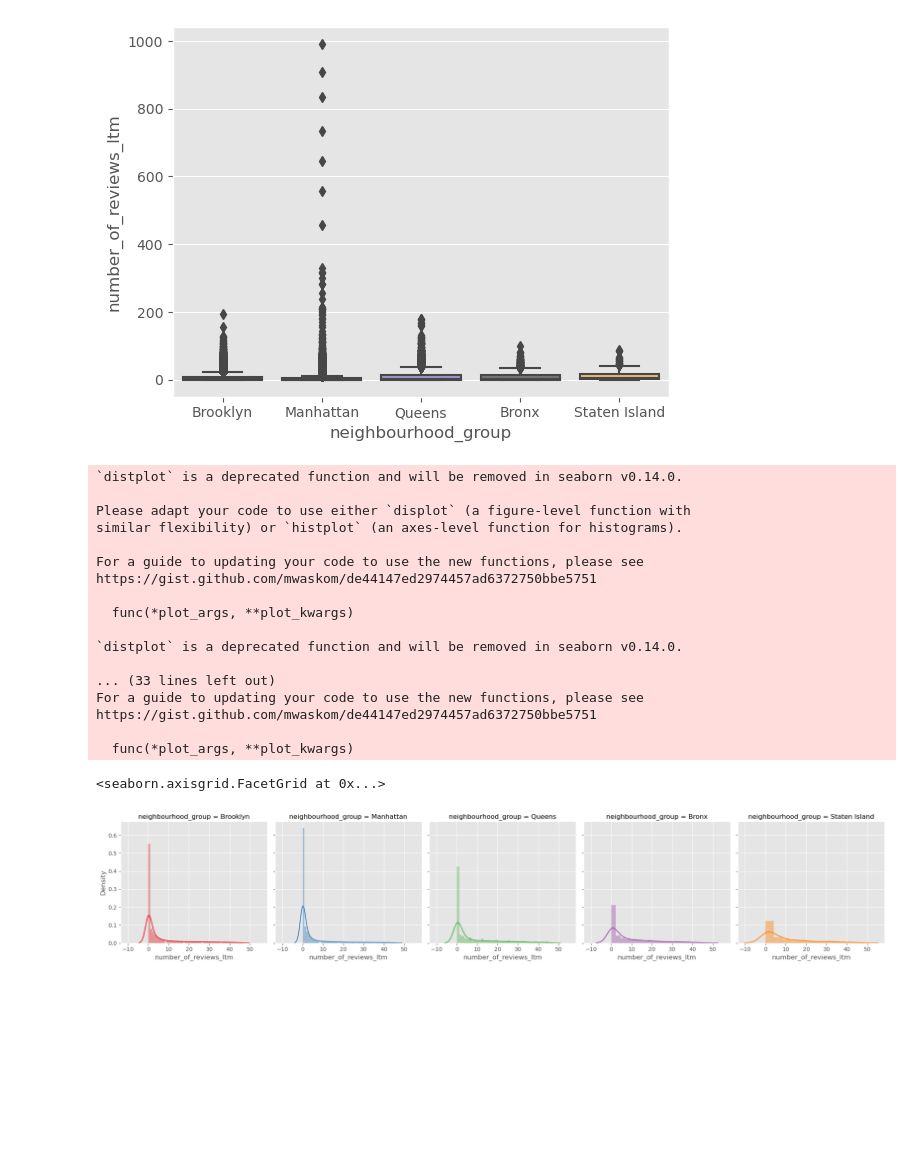
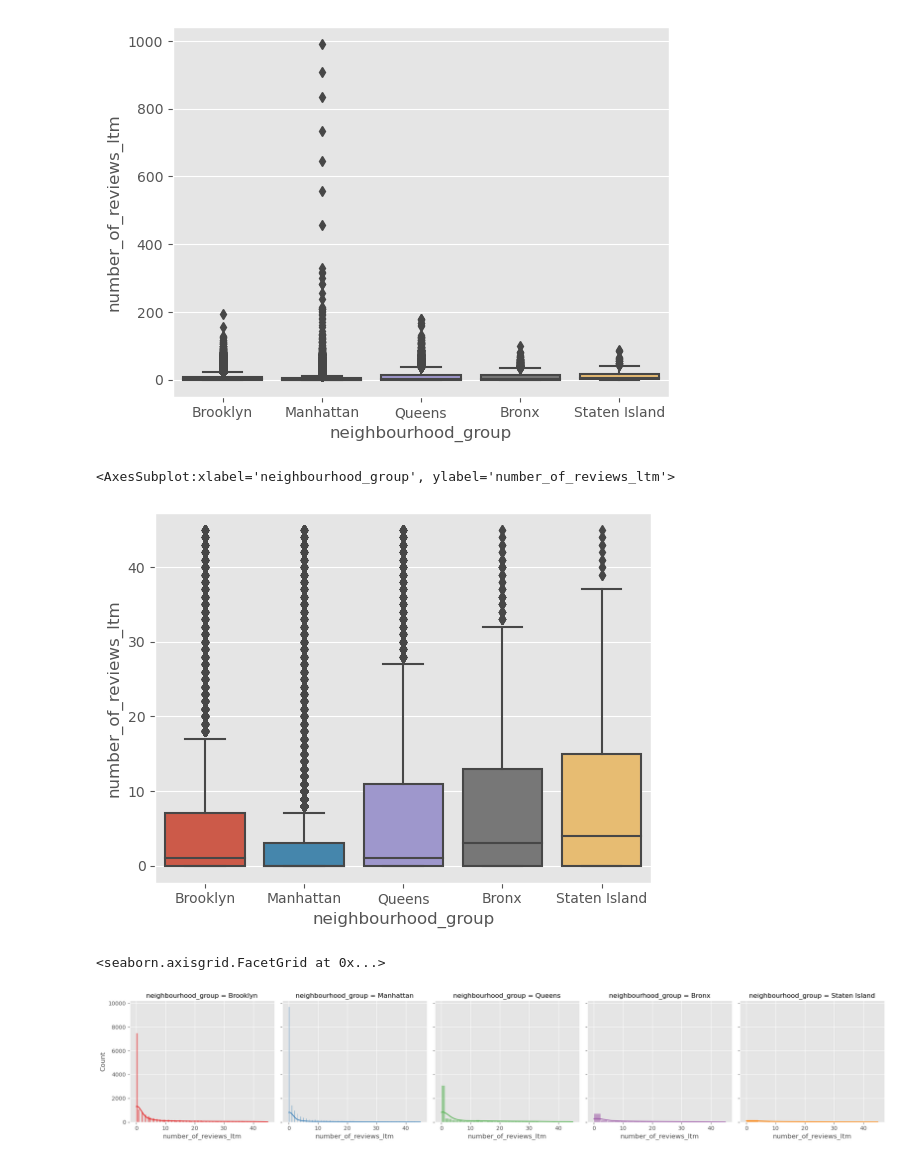
Before and after one commit to liu-roger/data_visualization_project, a Jupyter notebook: visualizations/neighborhood_vs_num_reviews_plots.ipynb, the cells around one changed output. Drawn from its saved outputs; the diff is of its cells as text; code cells hidden in the pictures; blank space fills up the shorter version.

```diff
--- a/visualizations/neighborhood_vs_num_reviews_plots.ipynb
+++ b/visualizations/neighborhood_vs_num_reviews_plots.ipynb
@@ -59,27 +59,15 @@ sns.boxplot(x = 'neighbourhood_group', y = 'number_of_reviews_ltm', data = listi
 [figure]
 # %%
 number_of_reviews_ltm_no_outlier = listingsNYC.loc[(listingsNYC['number_of_reviews_ltm'] - listingsNYC['number_of_reviews_ltm'].mean()).abs() / listingsNYC['number_of_reviews_ltm'].std() < 2]
+# %%
+sns.boxplot(x = 'neighbourhood_group', y = 'number_of_reviews_ltm', data = number_of_reviews_ltm_no_outlier)
+# %% [output]
+<AxesSubplot:xlabel='neighbourhood_group', ylabel='number_of_reviews_ltm'>
+[figure, added]
 # %%
 neighbourhood_group_grid = sns.FacetGrid(number_of_reviews_ltm_no_outlier, col = 'neighbourhood_group', hue = "neighbourhood_group", palette = "Set1", height = 4)
-neighbourhood_group_grid.map(sns.distplot, "number_of_reviews_ltm")
+neighbourhood_group_grid.map(sns.histplot, "number_of_reviews_ltm", kde=True)
 # %% [output]
-`distplot` is a deprecated function and will be removed in seaborn v0.14.0.
-
-Please adapt your code to use either `displot` (a figure-level function with
-similar flexibility) or `histplot` (an axes-level function for histograms).
-
-For a guide to updating your code to use the new functions, please see
-https://gist.github.com/mwaskom/de44147ed2974457ad6372750bbe5751
-
-  func(*plot_args, **plot_kwargs)
-
-`distplot` is a deprecated function and will be removed in seaborn v0.14.0.
-
-... (33 lines left out)
-For a guide to updating your code to use the new functions, please see
-https://gist.github.com/mwaskom/de44147ed2974457ad6372750bbe5751
-
-  func(*plot_args, **plot_kwargs)
+<seaborn.axisgrid.FacetGrid at 0x...>
-<seaborn.axisgrid.FacetGrid at 0x...>
-[figure, old version]
+[figure, new version]
 # %%
```
Also changed, not shown: parts of 3 cells of this notebook, 2 other files.
